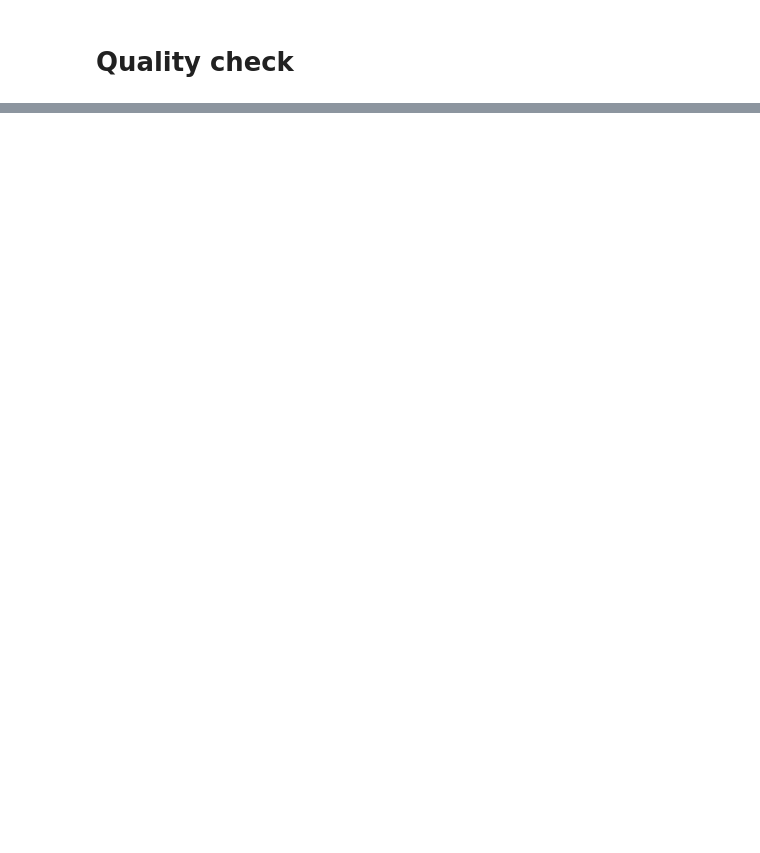
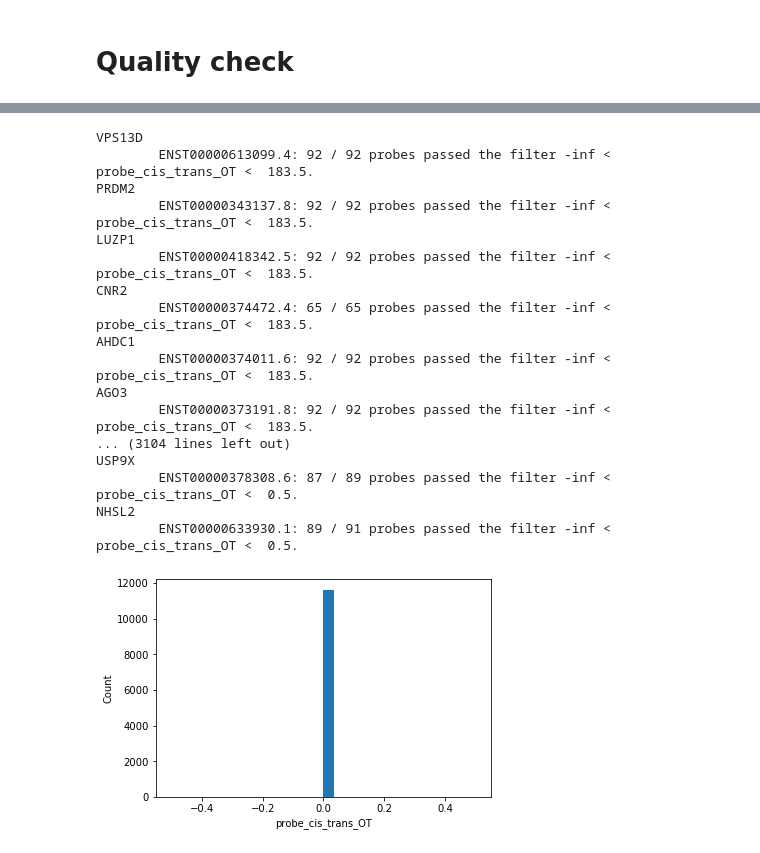
Before and after one commit to xingjiepan/MERFISH_probe_design, a Jupyter notebook: tests_and_examples/example_probe_design_JM.ipynb, the cells around one changed output, grey strips where cells are left out. Saved outputs shown, nothing was run; the diff lists cells and outputs as text; code cells hidden in the pictures; blank space fills up the shorter version.

```diff
--- a/tests_and_examples/example_probe_design_JM.ipynb
+++ b/tests_and_examples/example_probe_design_JM.ipynb
@@ -553,15 +633,41 @@ plot.plot_hist(probe_dict, 'primer_OT_increase')
 # %%
-# Filter out the probes that self complement or complement with other probes
-# Make a OTTable from the reverse-complement sequences of the probes.
-ottable_probes_rc = ot.get_OTTable_for_probe_dictionary(probe_dict, 'target_readout_primer_sequence', 15, rc=True)
+%%time
+# Filter out the probes that self complement or complement with other probes.
 
-# The off-targets in this table indicates cis/trans-complementarity
-ot.calc_OTs(probe_dict, ottable_probes_rc,
-            'target_readout_primer_sequence', 'probe_cis_trans_OT', 15)
-plot.plot_hist(probe_dict, 'probe_cis_trans_OT', y_max=400)
+# Iterately remove the probes with high numbers of cis/trans-complementarity
+# This filtering strategy is a compromise between speed and the number of probes to keep
+while True:
+    # Make a OTTable from the reverse-complement sequences of the probes.
+    ottable_probes_rc = ot.get_OTTable_for_probe_dictionary(probe_dict, 'target_readout_primer_sequence', 15, rc=True)
 
-# Remove probes that have any cis/trans-complementarity
-filters.filter_probe_dict_by_metric(probe_dict, 'probe_cis_trans_OT', upper_bound=0.5)
+    # The off-targets in this table indicates cis/trans-complementarity
+    ot.calc_OTs(probe_dict, ottable_probes_rc, 'target_readout_primer_sequence', 'probe_cis_trans_OT', 15)
+    max_ot = max(plot.get_values_from_probe_dict(probe_dict, 'probe_cis_trans_OT'))
+    if max_ot == 0:
+        break
+
+    # Remove probes that have any cis/trans-complementarity
+    filters.filter_probe_dict_by_metric(probe_dict, 'probe_cis_trans_OT', upper_bound=max_ot - 0.5)
+
 plot.plot_hist(probe_dict, 'probe_cis_trans_OT')
+# %% [output]
+VPS13D
+        ENST00000613099.4: 92 / 92 probes passed the filter -inf < probe_cis_trans_OT <  183.5.
+PRDM2
+        ENST00000343137.8: 92 / 92 probes passed the filter -inf < probe_cis_trans_OT <  183.5.
+LUZP1
+        ENST00000418342.5: 92 / 92 probes passed the filter -inf < probe_cis_trans_OT <  183.5.
+CNR2
+        ENST00000374472.4: 65 / 65 probes passed the filter -inf < probe_cis_trans_OT <  183.5.
+AHDC1
+        ENST00000374011.6: 92 / 92 probes passed the filter -inf < probe_cis_trans_OT <  183.5.
+AGO3
+        ENST00000373191.8: 92 / 92 probes passed the filter -inf < probe_cis_trans_OT <  183.5.
+... (3104 lines left out)
+USP9X
+        ENST00000378308.6: 87 / 89 probes passed the filter -inf < probe_cis_trans_OT <  0.5.
+NHSL2
+        ENST00000633930.1: 89 / 91 probes passed the filter -inf < probe_cis_trans_OT <  0.5.
+[figure, added]
 # %%
 # Write the designed probes
```
Also changed, not shown: parts of 20 cells of this notebook.
